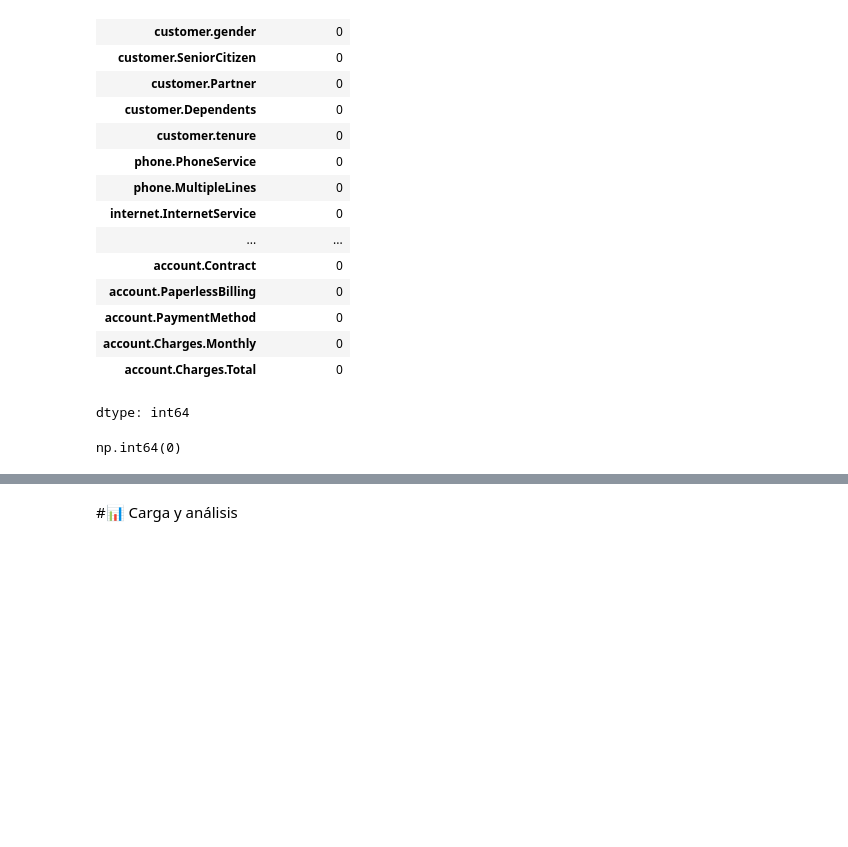
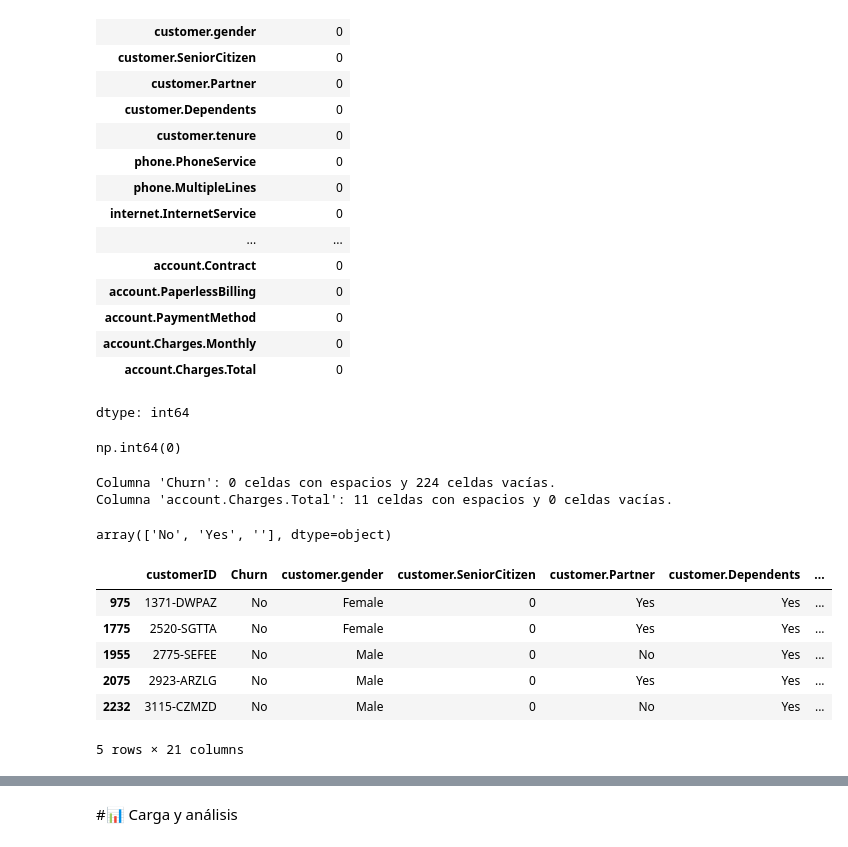
Before and after one commit to DarkLyng/Challenge-TelecomX, a Jupyter notebook: TelecomX_LATAM.ipynb, the cells around one changed output, grey strips where cells are left out. Saved outputs shown, nothing was run; the diff lists cells and outputs as text; code cells hidden in the pictures; blank space fills up the shorter version.

```diff
--- a/TelecomX_LATAM.ipynb
+++ b/TelecomX_LATAM.ipynb
@@ -107,3 +112,18 @@ dtype: int64
 df_normalizado.duplicated().sum()
 # %% [output]
 np.int64(0)
+# %%
+#Comprobación de strings vacíos o con espacios en el DataFrame
+for col in df_normalizado.select_dtypes(include='object').columns:
+    espacios = df_normalizado[col].str.isspace().sum()
+    vacios = (df_normalizado[col] == "").sum()
+    if espacios > 0 or vacios > 0:
+        print(f"Columna '{col}': {espacios} celdas con espacios y {vacios} celdas vacías.")
+# %% [output]
+Columna 'Churn': 0 celdas con espacios y 224 celdas vacías.
+Columna 'account.Charges.Total': 11 celdas con espacios y 0 celdas vacías.
+# %%
+#Se observa que tiene valores que son espacio vacíos
+df_normalizado["Churn"].unique()
+# %% [output]
+array(['No', 'Yes', ''], dtype=object)
@@ -109,0 +133,11 @@ np.int64(0)
+# %%
+# Buscar valores no numéricos en account.Charges.Total
+df_normalizado[~df_normalizado['account.Charges.Total'].astype(str).str.contains(r'^-?\d*\.?\d+$')].head()
+# %% [output]
+|  | customerID | Churn | customer.gender | customer.SeniorCitizen | customer.Partner | customer.Dependents | ... |
+| 975 | 1371-DWPAZ | No | Female | 0 | Yes | Yes | ... |
+| 1775 | 2520-SGTTA | No | Female | 0 | Yes | Yes | ... |
+| 1955 | 2775-SEFEE | No | Male | 0 | No | Yes | ... |
+| 2075 | 2923-ARZLG | No | Male | 0 | Yes | Yes | ... |
+| 2232 | 3115-CZMZD | No | Male | 0 | No | Yes | ... |
+5 rows × 21 columns
```
Also changed, not shown: parts of 15 cells of this notebook.
